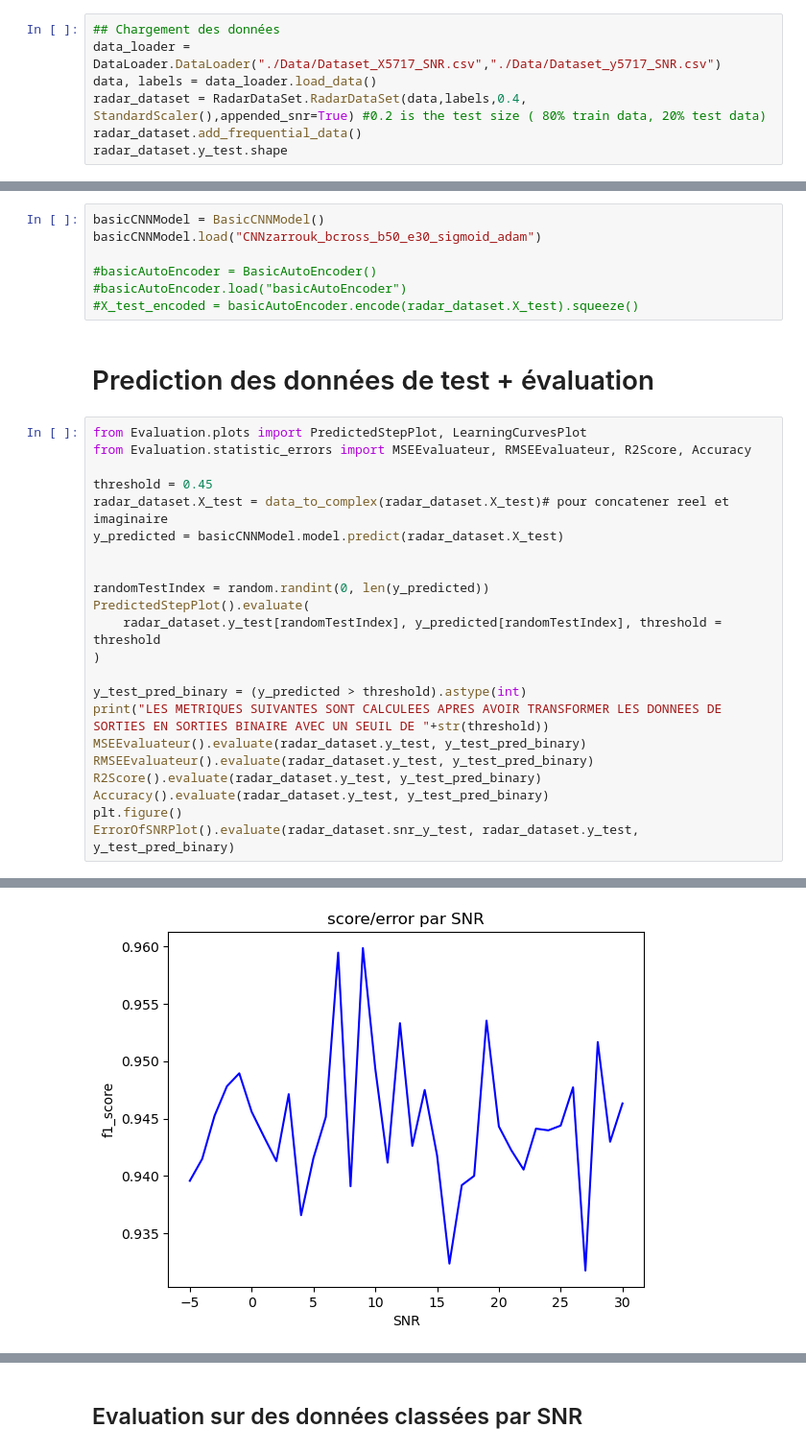
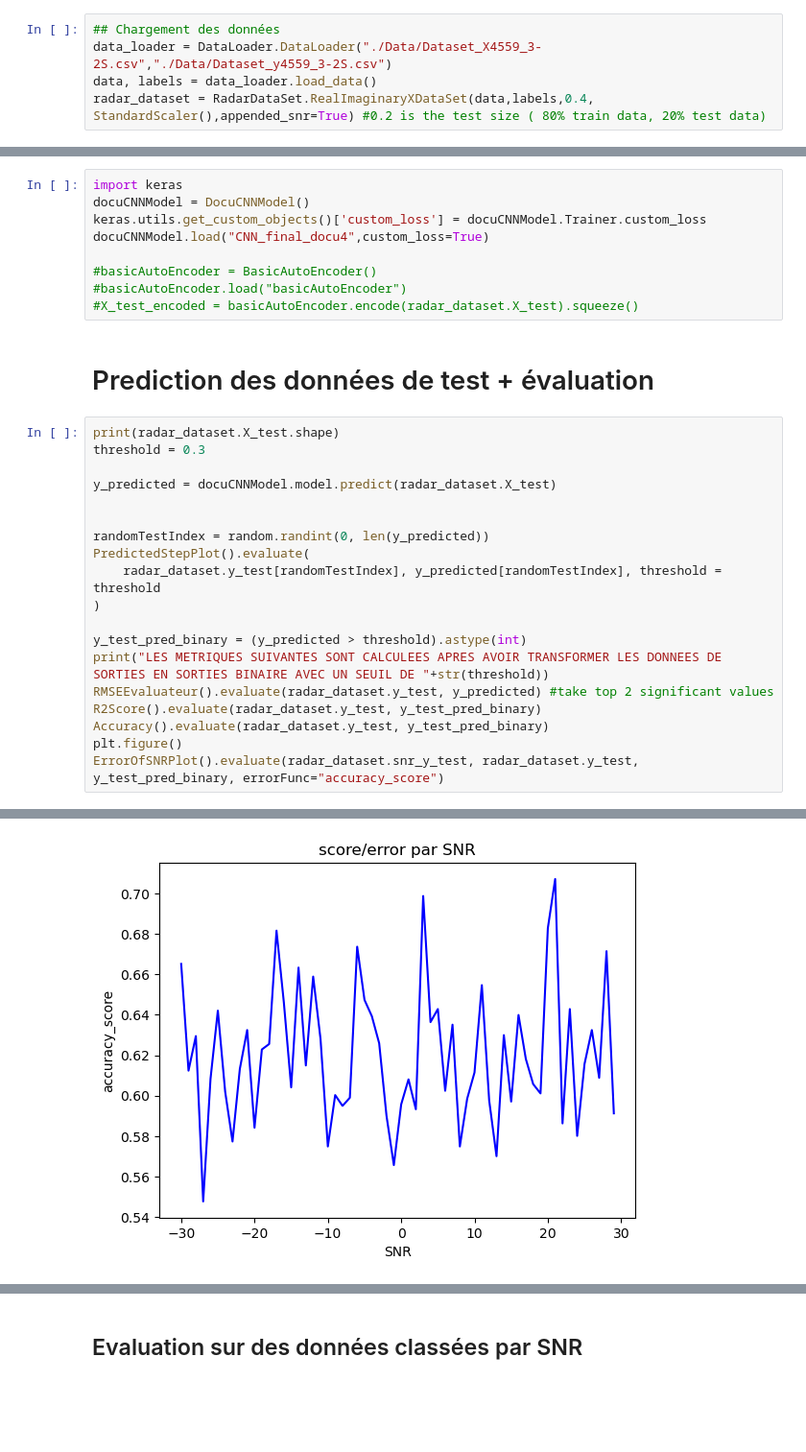
Before and after one commit to Littleyns/ProjetRadarIA, a Jupyter notebook: MainRadar.ipynb, the cells around one changed output, grey strips where cells are left out. Shown at 96% size. Drawn from its saved outputs; the diff is of its cells as text; blank space fills up the shorter version.

```diff
--- a/MainRadar.ipynb
+++ b/MainRadar.ipynb
@@ -23,8 +26,6 @@ import random
 # Chargement des données
 # %%
 ## Chargement des données
-data_loader = DataLoader.DataLoader("./Data/Dataset_X5717_SNR.csv","./Data/Dataset_y5717_SNR.csv")
+data_loader = DataLoader.DataLoader("./Data/Dataset_X4559_3-2S.csv","./Data/Dataset_y4559_3-2S.csv")
 data, labels = data_loader.load_data()
-radar_dataset = RadarDataSet.RadarDataSet(data,labels,0.4, StandardScaler(),appended_snr=True) #0.2 is the test size ( 80% train data, 20% test data)
-radar_dataset.add_frequential_data()
-radar_dataset.y_test.shape
+radar_dataset = RadarDataSet.RealImaginaryXDataSet(data,labels,0.4, StandardScaler(),appended_snr=True) #0.2 is the test size ( 80% train data, 20% test data)
@@ -33,8 +32,10 @@ radar_dataset.y_test.shape
 # %% [markdown]
 # Chargement de différents modèles
 # %%
-basicCNNModel = BasicCNNModel()
-basicCNNModel.load("CNNzarrouk_bcross_b50_e30_sigmoid_adam")
+import keras
+docuCNNModel = DocuCNNModel()
+keras.utils.get_custom_objects()['custom_loss'] = docuCNNModel.Trainer.custom_loss
+docuCNNModel.load("CNN_final_docu4",custom_loss=True)
 
 #basicAutoEncoder = BasicAutoEncoder()
 #basicAutoEncoder.load("basicAutoEncoder")
@@ -42,12 +43,10 @@ basicCNNModel.load("CNNzarrouk_bcross_b50_e30_sigmoid_adam")
 # %% [markdown]
 # Prediction des données de test + évaluation
 # %%
-from Evaluation.plots import PredictedStepPlot, LearningCurvesPlot
-from Evaluation.statistic_errors import MSEEvaluateur, RMSEEvaluateur, R2Score, Accuracy
+print(radar_dataset.X_test.shape)
+threshold = 0.3
 
-threshold = 0.45
-radar_dataset.X_test = data_to_complex(radar_dataset.X_test)# pour concatener reel et imaginaire
-y_predicted = basicCNNModel.model.predict(radar_dataset.X_test)
+y_predicted = docuCNNModel.model.predict(radar_dataset.X_test)
 
 
 randomTestIndex = random.randint(0, len(y_predicted))
@@ -57,10 +56,9 @@ PredictedStepPlot().evaluate(
 
 y_test_pred_binary = (y_predicted > threshold).astype(int)
 print("LES METRIQUES SUIVANTES SONT CALCULEES APRES AVOIR TRANSFORMER LES DONNEES DE SORTIES EN SORTIES BINAIRE AVEC UN SEUIL DE "+str(threshold))
-MSEEvaluateur().evaluate(radar_dataset.y_test, y_test_pred_binary)
-RMSEEvaluateur().evaluate(radar_dataset.y_test, y_test_pred_binary)
+RMSEEvaluateur().evaluate(radar_dataset.y_test, y_predicted) #take top 2 significant values
 R2Score().evaluate(radar_dataset.y_test, y_test_pred_binary)
 Accuracy().evaluate(radar_dataset.y_test, y_test_pred_binary)
 plt.figure()
-ErrorOfSNRPlot().evaluate(radar_dataset.snr_y_test, radar_dataset.y_test, y_test_pred_binary)
+ErrorOfSNRPlot().evaluate(radar_dataset.snr_y_test, radar_dataset.y_test, y_test_pred_binary, errorFunc="accuracy_score")
 # %% [output]
@@ -75 +73 @@ Accuracy 0.9052265399626676
-[figure, old version]
+[figure, new version]
```
Also changed, not shown: parts of 23 cells of this notebook, 23 other files.
